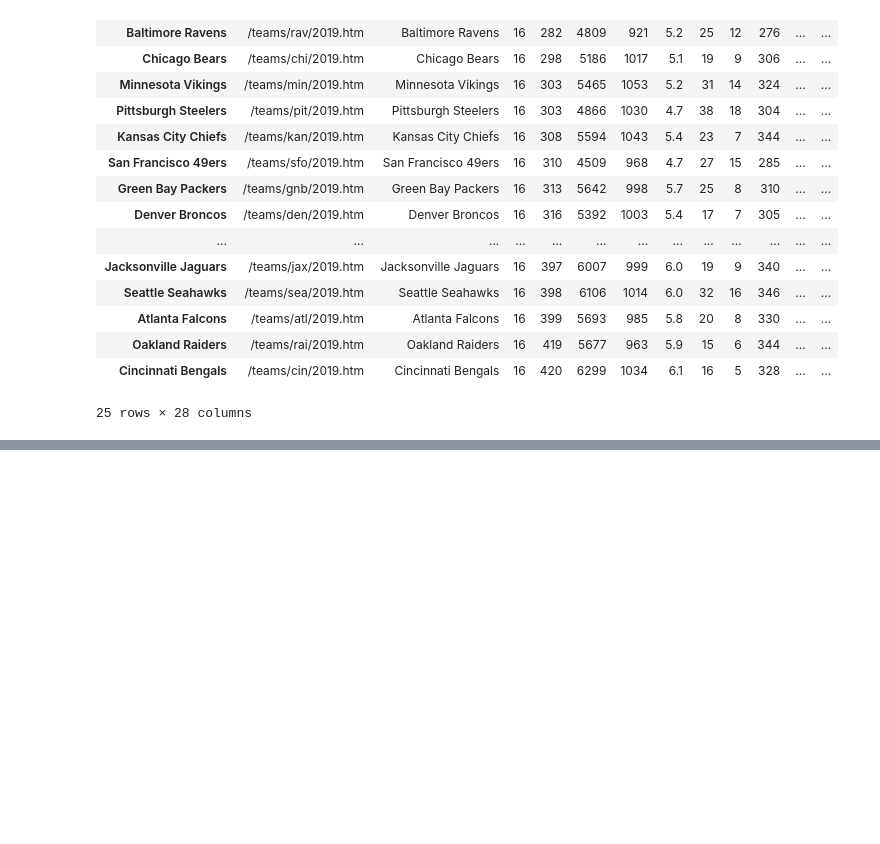
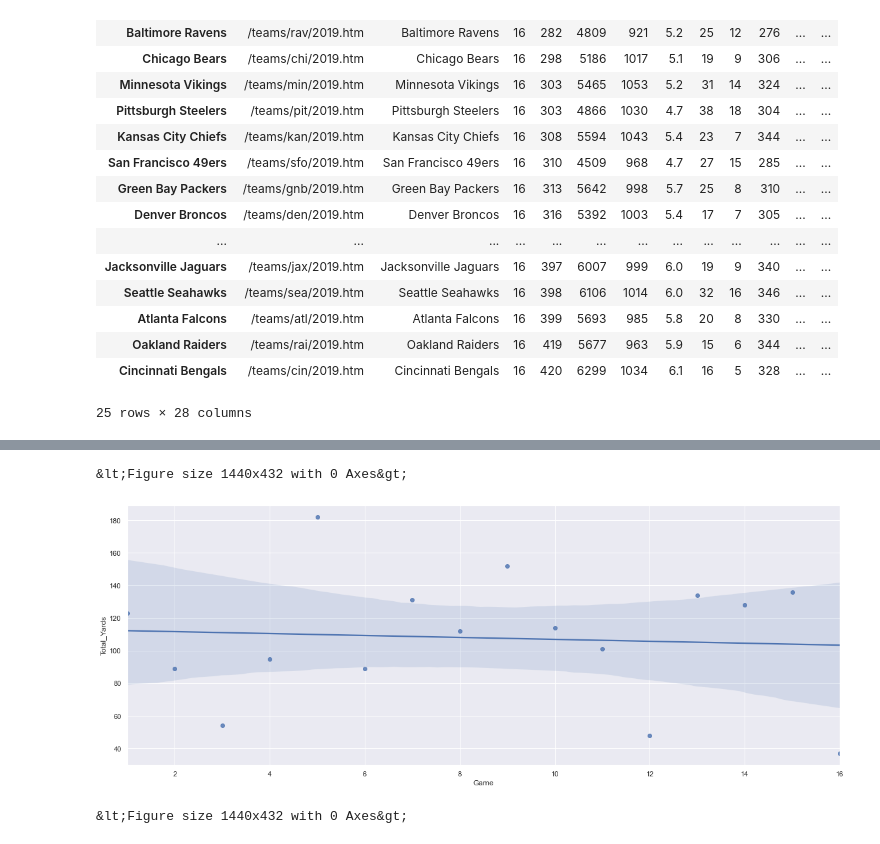
Before and after one commit to ridwan102/Fantasy_Football_Linear_Regression, a Jupyter notebook: fantasy.ipynb, the cells around one changed output, grey strips where cells are left out. Cells and saved outputs as stored; diff of their text form; code cells hidden in the pictures; blank space fills up the shorter version.

```diff
--- a/fantasy.ipynb
+++ b/fantasy.ipynb
@@ -130,0 +131,7 @@ all_individual_stats(get_defense_df, df_all_defense_2019)
+# %%
+# michael_thomas_wr_2019 = get_wide_receiver_df('/players/T/ThomMi05.htm')
+# michael_thomas_wr_2019.to_pickle("./michael_thomas_wr_2019.pkl")
+
+# Pickling
+michael_thomas_wr_2019 = pd.read_pickle("./michael_thomas_wr_2019.pkl")
+michael_thomas_wr_2019
@@ -130,0 +156,8 @@ all_individual_stats(get_defense_df, df_all_defense_2019)
+# %%
+plt.figure(figsize = [20,7.5])
+sns.regplot(data=michael_thomas_wr_2019, x="Game", y="Total_Yards")
+plt.figure(figsize = [20,6])
+# %% [output]
+&lt;Figure size 1440x432 with 0 Axes&gt;
+[figure, added]
+&lt;Figure size 1440x432 with 0 Axes&gt;
```
Also changed, not shown: parts of 15 cells of this notebook, 8 other files.
